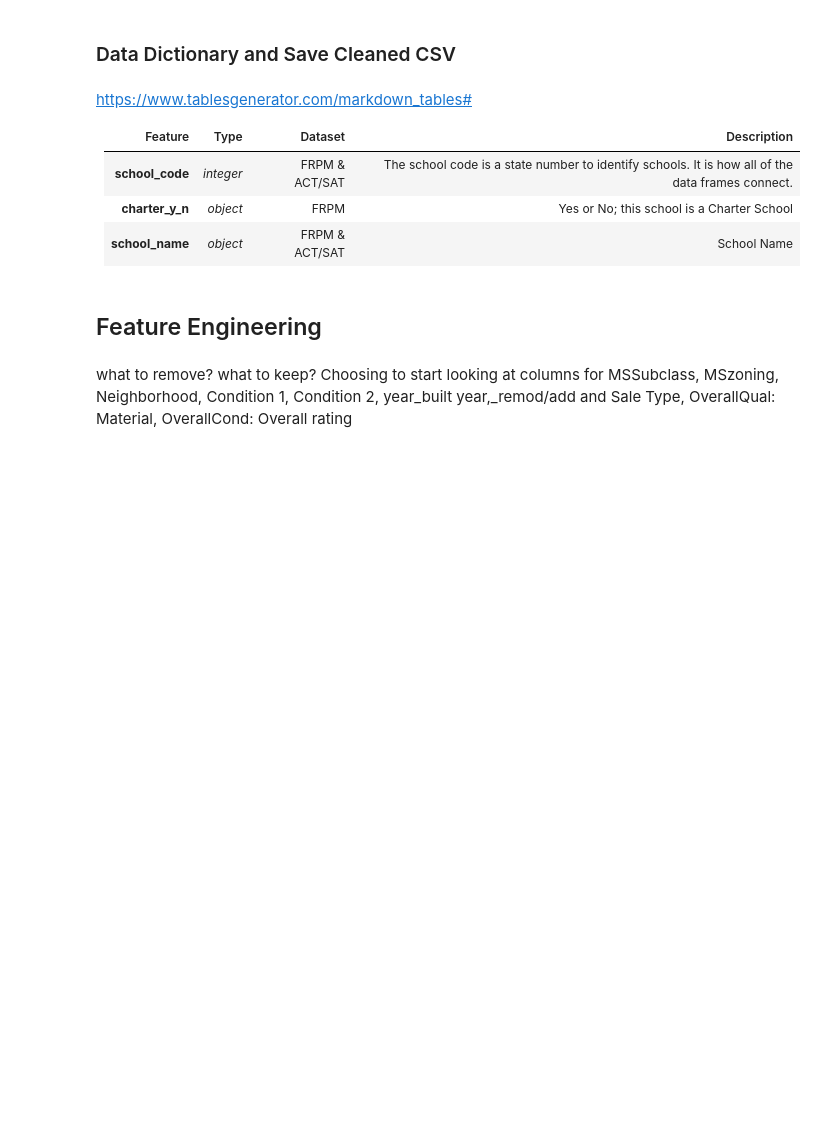
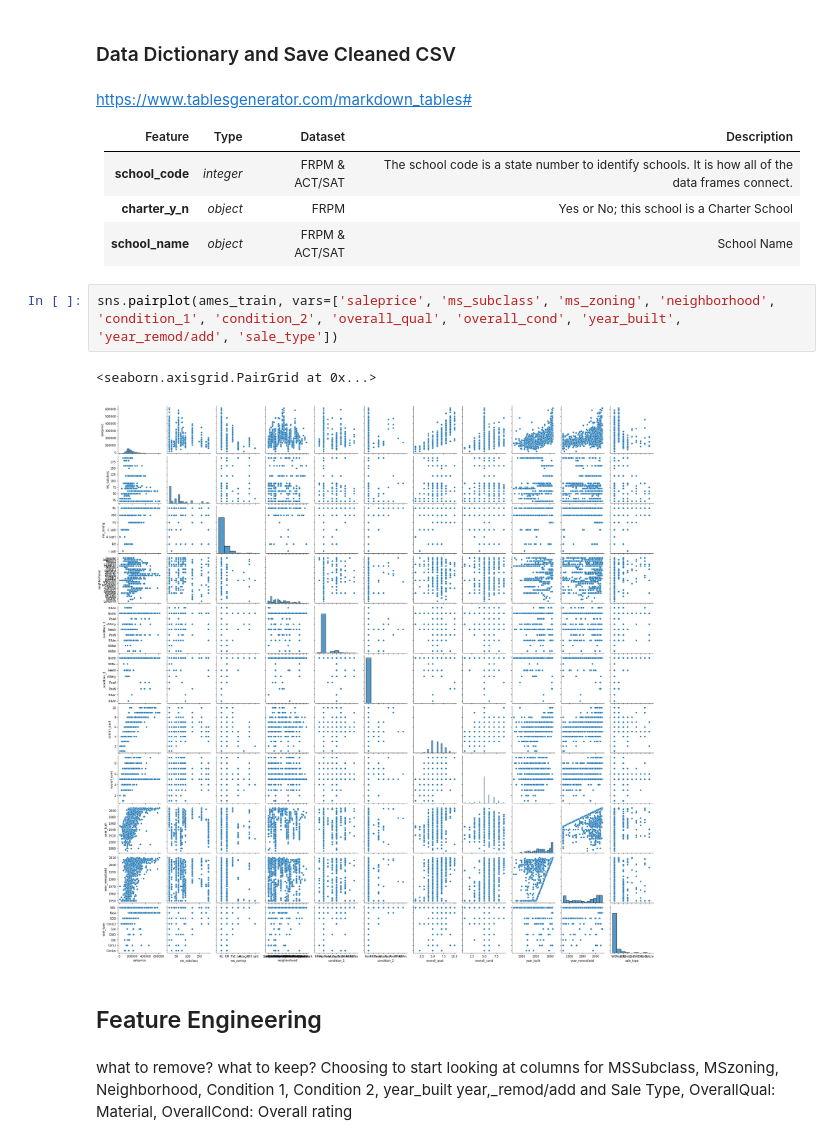
Before and after one commit to brandiehatch/project-2, a Jupyter notebook: code/ames_housing.ipynb, the cells around one changed output. Cells and saved outputs as stored; diff of their text form; blank space fills up the shorter version.

```diff
--- a/code/ames_housing.ipynb
+++ b/code/ames_housing.ipynb
@@ -170,6 +172,11 @@ https://www.tablesgenerator.com/markdown_tables#
 |**school_code**|*integer*|FRPM & ACT/SAT|The school code is a state number to identify schools. It is how all of the data frames connect.|
 |**charter_y_n**|*object*|FRPM|Yes or No; this school is a Charter School|
 |**school_name**|*object*|FRPM & ACT/SAT|School Name|
+# %%
+sns.pairplot(ames_train, vars=['saleprice', 'ms_subclass', 'ms_zoning', 'neighborhood', 'condition_1', 'condition_2', 'overall_qual', 'overall_cond', 'year_built', 'year_remod/add', 'sale_type'])
+# %% [output]
+<seaborn.axisgrid.PairGrid at 0x...>
+[figure, added]
 # %% [markdown]
 ## Feature Engineering
 # %% [markdown]
```
Also changed, not shown: parts of 18 cells of this notebook, 2 other files.
